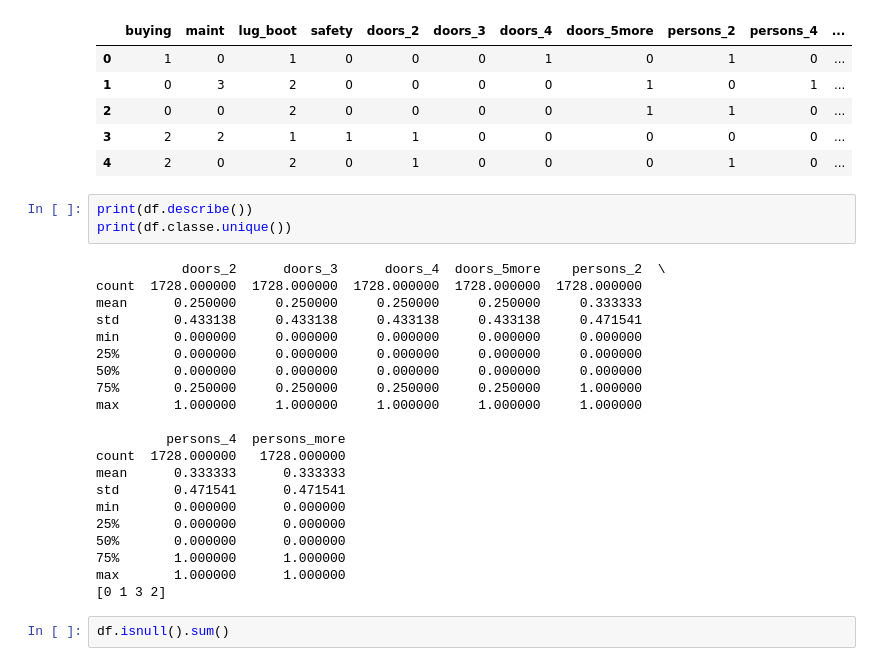
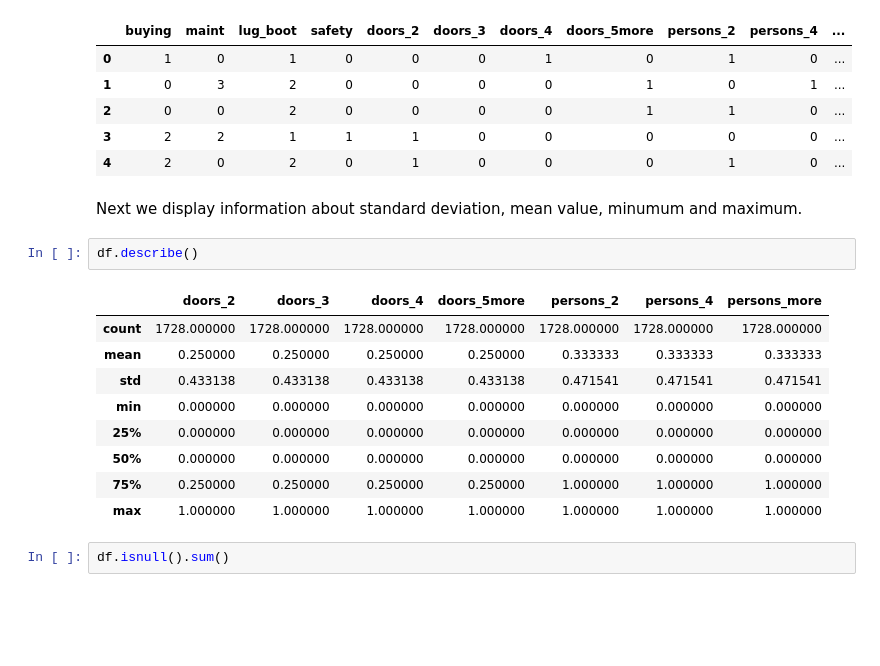
Before and after one commit to JPCast/DataMining, a Jupyter notebook: merge/DataSet_merge.ipynb, the cells around one changed output. Drawn from its saved outputs; the diff is of its cells as text; blank space fills up the shorter version.

```diff
--- a/merge/DataSet_merge.ipynb
+++ b/merge/DataSet_merge.ipynb
@@ -508,30 +511,20 @@ df.head()
 | 2 | 0 | 0 | 2 | 0 | 0 | 0 | 0 | 1 | 1 | 0 | ... |
 | 3 | 2 | 2 | 1 | 1 | 1 | 0 | 0 | 0 | 0 | 0 | ... |
 | 4 | 2 | 0 | 2 | 0 | 1 | 0 | 0 | 0 | 1 | 0 | ... |
-# %%
-print(df.describe())
-print(df.classe.unique())
-# %% [output]
-           doors_2      doors_3      doors_4  doors_5more    persons_2  \
-count  1728.000000  1728.000000  1728.000000  1728.000000  1728.000000
-mean      0.250000     0.250000     0.250000     0.250000     0.333333
-std       0.433138     0.433138     0.433138     0.433138     0.471541
-min       0.000000     0.000000     0.000000     0.000000     0.000000
-25%       0.000000     0.000000     0.000000     0.000000     0.000000
-50%       0.000000     0.000000     0.000000     0.000000     0.000000
-75%       0.250000     0.250000     0.250000     0.250000     1.000000
-max       1.000000     1.000000     1.000000     1.000000     1.000000
-
-         persons_4  persons_more
-count  1728.000000   1728.000000
-mean      0.333333      0.333333
-std       0.471541      0.471541
-min       0.000000      0.000000
-25%       0.000000      0.000000
-50%       0.000000      0.000000
-75%       1.000000      1.000000
-max       1.000000      1.000000
-[0 1 3 2]
+# %% [markdown]
+Next we display information about standard deviation, mean value,  minumum and maximum.
+# %%
+df.describe()
+# %% [output]
+|  | doors_2 | doors_3 | doors_4 | doors_5more | persons_2 | persons_4 | persons_more |
+| count | 1728.000000 | 1728.000000 | 1728.000000 | 1728.000000 | 1728.000000 | 1728.000000 | 1728.000000 |
+| mean | 0.250000 | 0.250000 | 0.250000 | 0.250000 | 0.333333 | 0.333333 | 0.333333 |
+| std | 0.433138 | 0.433138 | 0.433138 | 0.433138 | 0.471541 | 0.471541 | 0.471541 |
+| min | 0.000000 | 0.000000 | 0.000000 | 0.000000 | 0.000000 | 0.000000 | 0.000000 |
+| 25% | 0.000000 | 0.000000 | 0.000000 | 0.000000 | 0.000000 | 0.000000 | 0.000000 |
+| 50% | 0.000000 | 0.000000 | 0.000000 | 0.000000 | 0.000000 | 0.000000 | 0.000000 |
+| 75% | 0.250000 | 0.250000 | 0.250000 | 0.250000 | 1.000000 | 1.000000 | 1.000000 |
+| max | 1.000000 | 1.000000 | 1.000000 | 1.000000 | 1.000000 | 1.000000 | 1.000000 |
 # %%
 df.isnull().sum()
 # %% [output]
```
Also changed, not shown: parts of 14 cells of this notebook.
